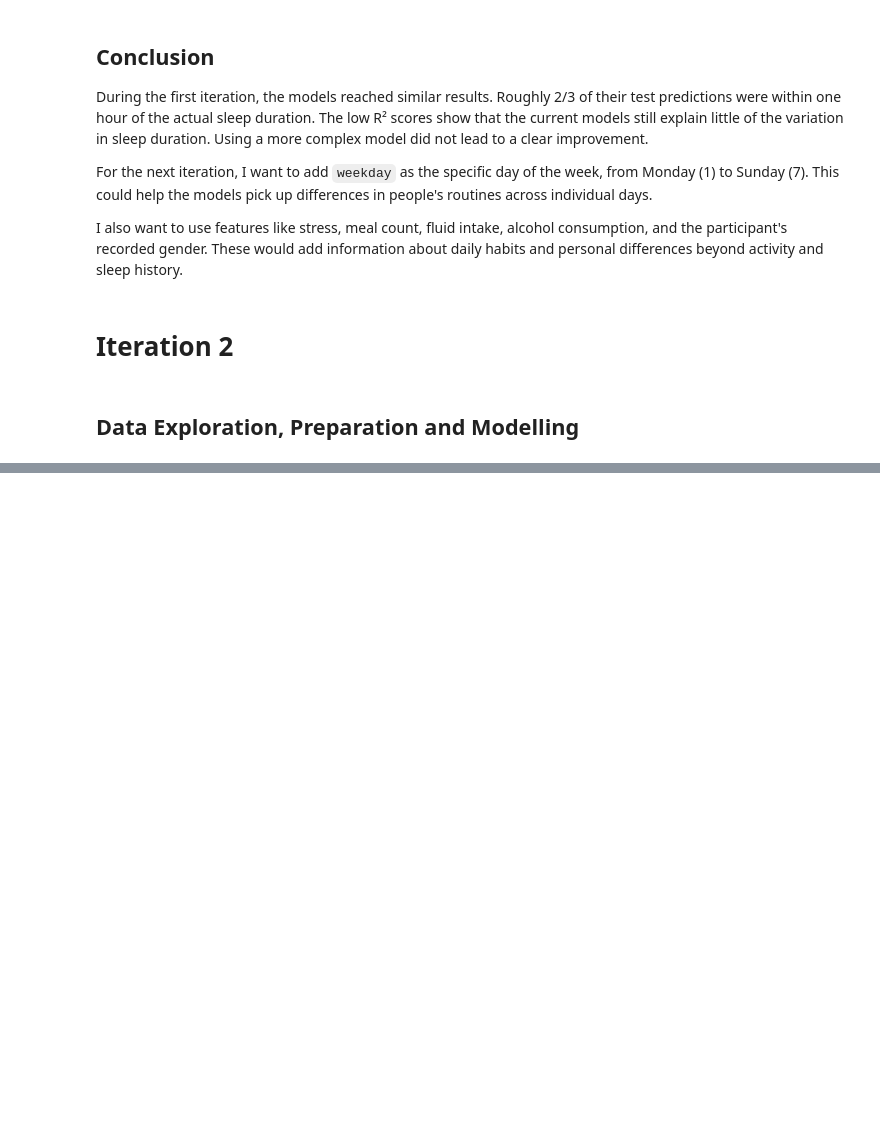
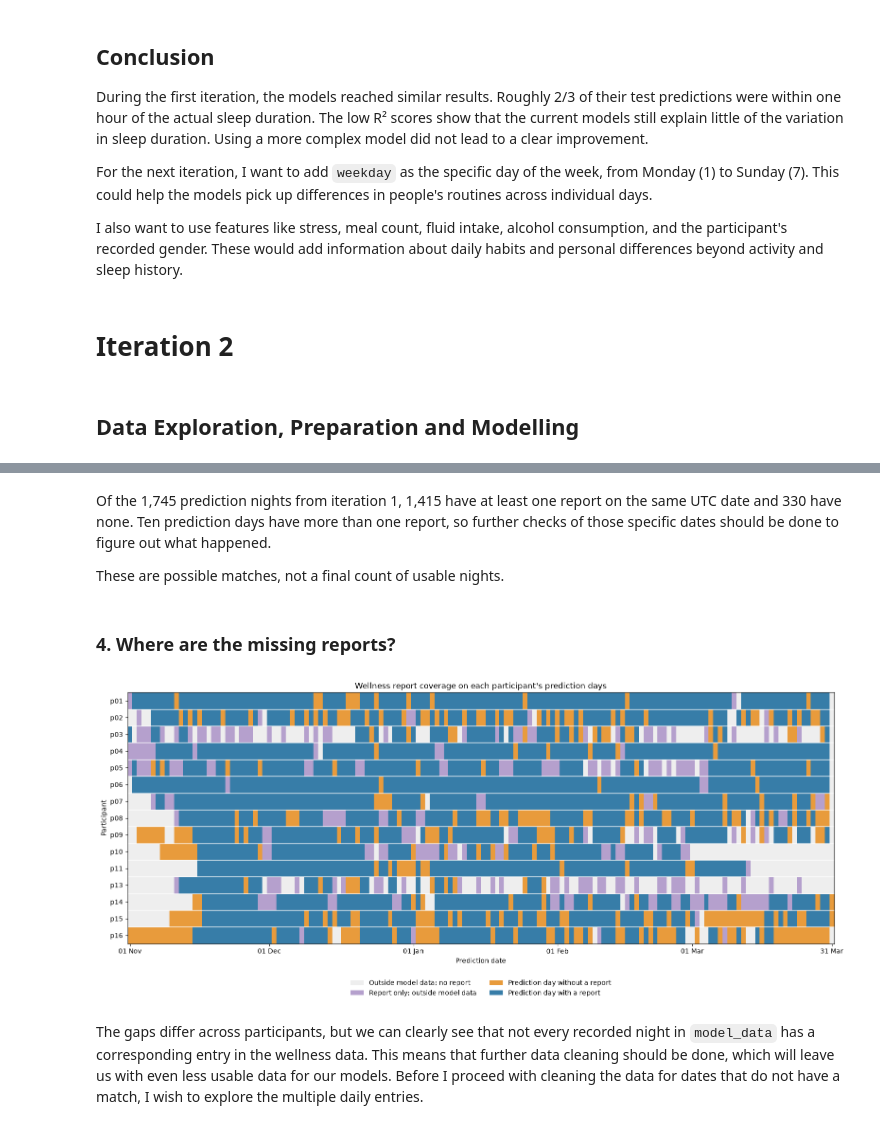
Before and after one commit to krasennnn/sleep-predictor, a Jupyter notebook: 01_explore_and_prepare_data.ipynb, the cells around one changed output, grey strips where cells are left out. Saved outputs shown, nothing was run; the diff lists cells and outputs as text; code cells hidden in the pictures; blank space fills up the shorter version.

```diff
--- a/01_explore_and_prepare_data.ipynb
+++ b/01_explore_and_prepare_data.ipynb
@@ -1757,0 +1927,54 @@ I also want to use features like stress, meal count, fluid intake, alcohol consu
+# %% [markdown]
+Of the 1,745 prediction nights from iteration 1, 1,415 have at least one report on the same UTC date and 330 have none. Ten prediction days have more than one report, so further checks of those specific dates should be done to figure out what happened.
+
+These are possible matches, not a final count of usable nights.
+# %% [markdown]
+### 4. Where are the missing reports?
+# %%
+from matplotlib.colors import ListedColormap
+from matplotlib.patches import Patch
+
+calendar_dates = pd.date_range(model_data["date"].min(), model_data["date"].max())
+calendar_participants = sorted(model_data["participant_id"].unique())
+
+model_calendar = pd.crosstab(model_data["participant_id"], model_data["date"]).reindex(
+    index=calendar_participants, columns=calendar_dates, fill_value=0
+).gt(0)
+report_calendar = pd.crosstab(
+    wellness_report_days["participant_id"], wellness_report_days["date"]
+).reindex(index=calendar_participants, columns=calendar_dates, fill_value=0).gt(0)
+calendar_status = model_calendar.astype(int) * 2 + report_calendar.astype(int)
+
+status_labels = [
+    "Outside model data; no report",
+    "Report only; outside model data",
+    "Prediction day without a report",
+    "Prediction day with a report",
+]
+status_colors = ["#eeeeee", "#b5a0cd", "#e89b3c", "#377da8"]
+
+fig, ax = plt.subplots(figsize=(16, 7))
+ax.imshow(
+    calendar_status, aspect="auto", interpolation="nearest",
+    cmap=ListedColormap(status_colors), vmin=-0.5, vmax=3.5,
+)
+ax.set_yticks(range(len(calendar_participants)), calendar_participants)
+month_ticks = [i for i, date in enumerate(calendar_dates) if date.day == 1]
+date_ticks = sorted(set([0, *month_ticks, len(calendar_dates) - 1]))
+ax.set_xticks(date_ticks, [calendar_dates[i].strftime("%d %b") for i in date_ticks])
+ax.set_yticks(np.arange(-0.5, len(calendar_participants)), minor=True)
+ax.grid(which="minor", axis="y", color="white", linewidth=1)
+ax.tick_params(which="minor", left=False)
+ax.set_title("Wellness report coverage on each participant's prediction days")
+ax.set_xlabel("Prediction date")
+ax.set_ylabel("Participant")
+ax.legend(
+    handles=[Patch(facecolor=color, label=label) for color, label in zip(status_colors, status_labels)],
+    loc="upper center", bbox_to_anchor=(0.5, -0.12), ncol=2, frameon=False,
+)
+plt.tight_layout()
+plt.show()
+# %% [output]
+[figure, added]
+# %% [markdown]
+The gaps differ across participants, but we can clearly see that not every recorded night in `model_data` has a corresponding entry in the wellness data. This means that further data cleaning should be done, which will leave us with even less usable data for our models. Before I proceed with cleaning the data for dates that do not have a match, I wish to explore the multiple daily entries.
```
Also changed, not shown: parts of 27 cells of this notebook.
